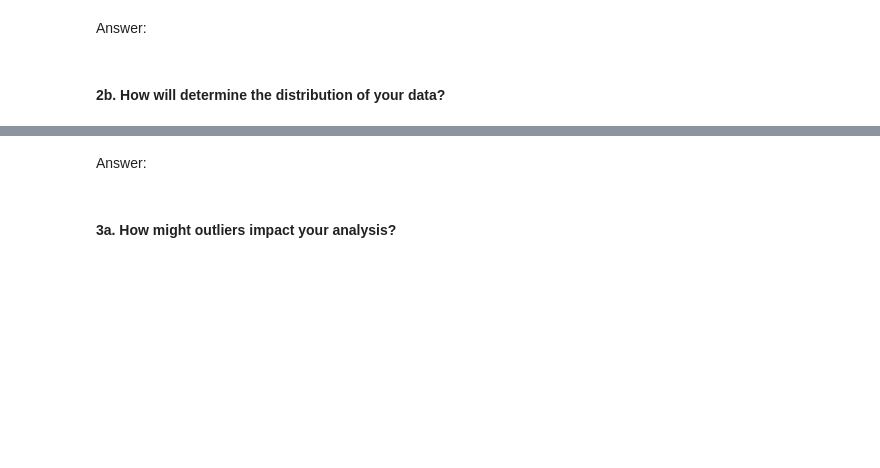
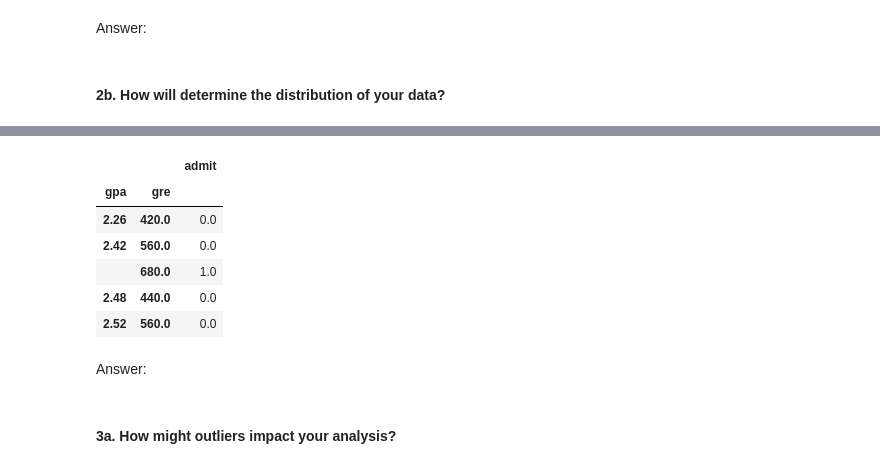
Before and after one commit to ramuk8891/DS-SF-42, a Jupyter notebook: unit-project/project-1/starter-code/project1-starter.ipynb, the cells around one changed output, grey strips where cells are left out. Cells and saved outputs as stored; diff of their text form; code cells hidden in the pictures; blank space fills up the shorter version.

```diff
--- a/unit-project/project-1/starter-code/project1-starter.ipynb
+++ b/unit-project/project-1/starter-code/project1-starter.ipynb
@@ -103,3 +122,13 @@ Answer:
+# %%
+df.groupby(["gpa","gre"])[["admit"]].apply(np.mean)
+# %% [output]
+|  |  | admit |
+| gpa | gre |  |
+| 2.26 | 420.0 | 0.0 |
+| 2.42 | 560.0 | 0.0 |
+|  | 680.0 | 1.0 |
+| 2.48 | 440.0 | 0.0 |
+| 2.52 | 560.0 | 0.0 |
 # %% [markdown]
 Answer:
 # %% [markdown]
```
Also changed, not shown: parts of 3 cells of this notebook, 1 other file.
